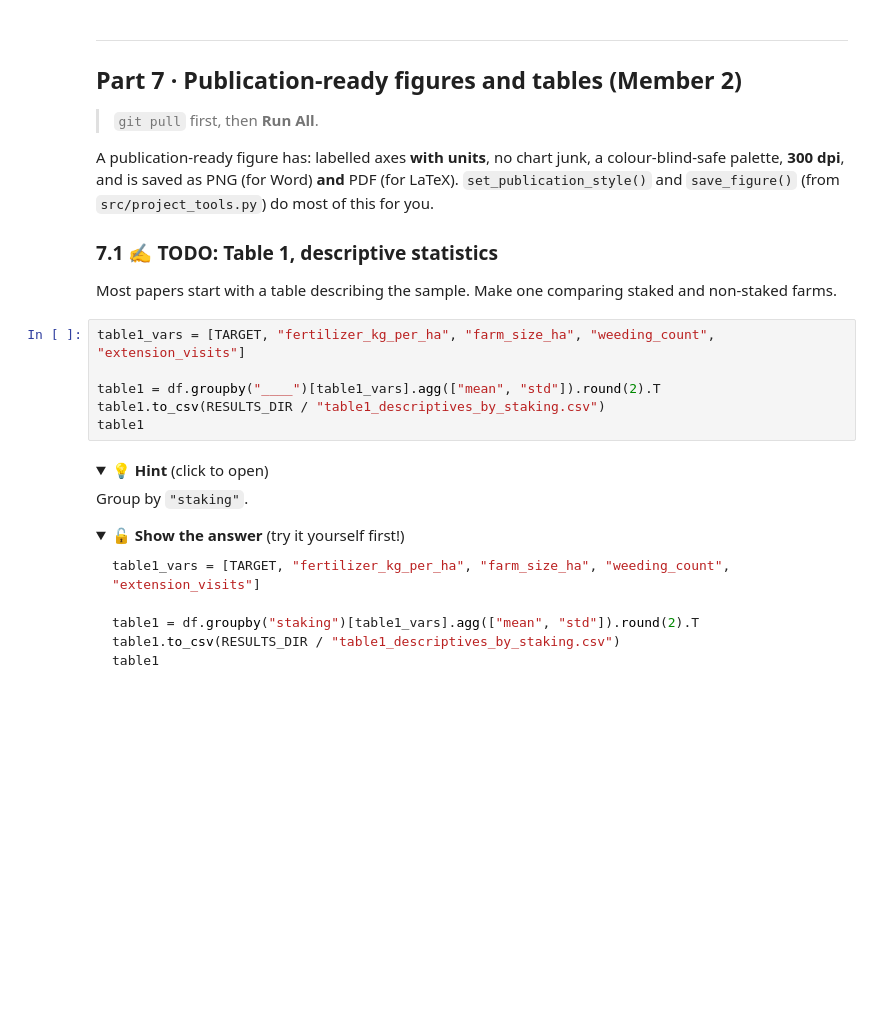
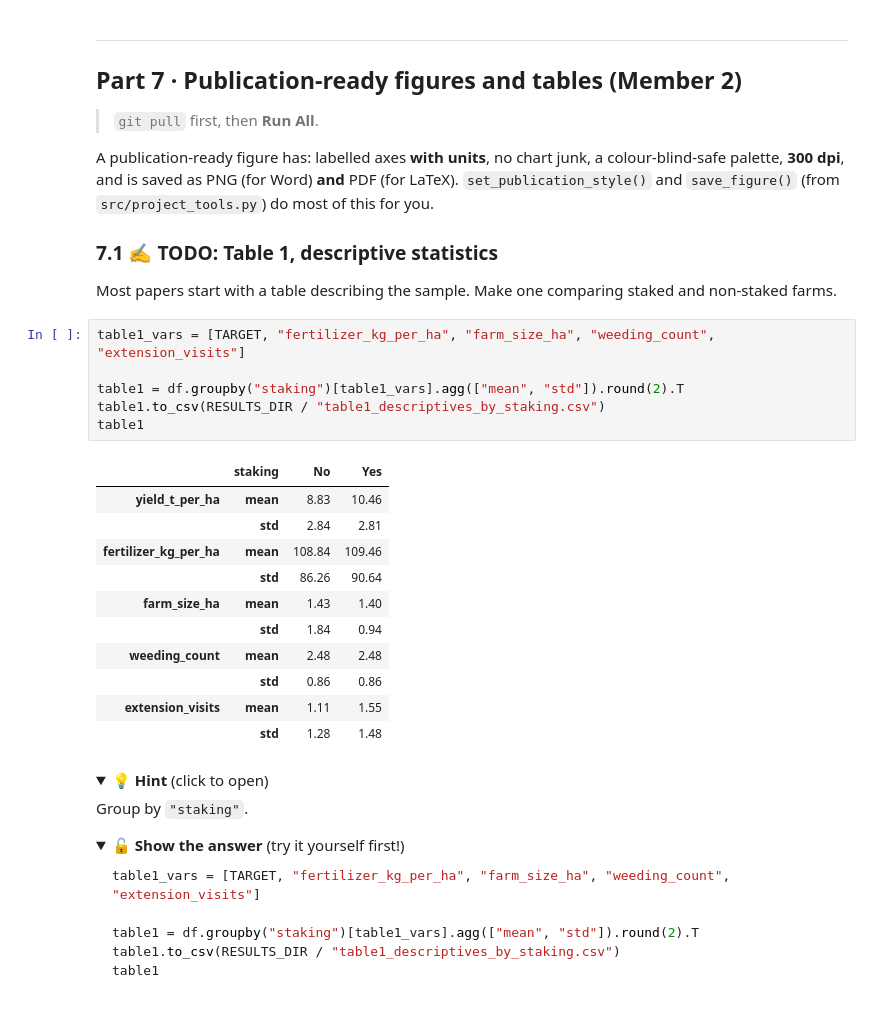
Before and after one commit to Jinawalic/nsuk-ds-group-02, a Jupyter notebook: notebooks/group_project.ipynb, the cells around one changed output. Drawn from its saved outputs; the diff is of its cells as text; folded sections open; blank space fills up the shorter version.

```diff
--- a/notebooks/group_project.ipynb
+++ b/notebooks/group_project.ipynb
@@ -1978,9 +1978,21 @@ Most papers start with a table describing the sample. Make one comparing staked
 # %%
 table1_vars = [TARGET, "fertilizer_kg_per_ha", "farm_size_ha", "weeding_count", "extension_visits"]
 
-table1 = df.groupby("____")[table1_vars].agg(["mean", "std"]).round(2).T
+table1 = df.groupby("staking")[table1_vars].agg(["mean", "std"]).round(2).T
 table1.to_csv(RESULTS_DIR / "table1_descriptives_by_staking.csv")
 table1
+# %% [output]
+|  | staking | No | Yes |
+| yield_t_per_ha | mean | 8.83 | 10.46 |
+|  | std | 2.84 | 2.81 |
+| fertilizer_kg_per_ha | mean | 108.84 | 109.46 |
+|  | std | 86.26 | 90.64 |
+| farm_size_ha | mean | 1.43 | 1.40 |
+|  | std | 1.84 | 0.94 |
+| weeding_count | mean | 2.48 | 2.48 |
+|  | std | 0.86 | 0.86 |
+| extension_visits | mean | 1.11 | 1.55 |
+|  | std | 1.28 | 1.48 |
 # %% [markdown]
 <details><summary>💡 <b>Hint</b> (click to open)</summary>
 
```
Also changed, not shown: parts of 4 cells of this notebook, 5 other files.
